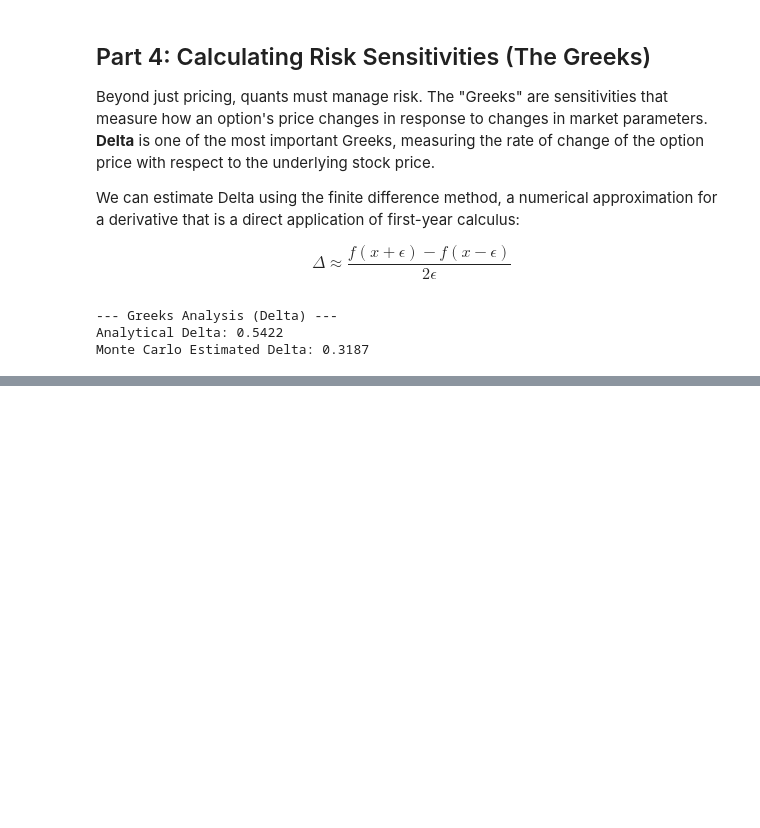
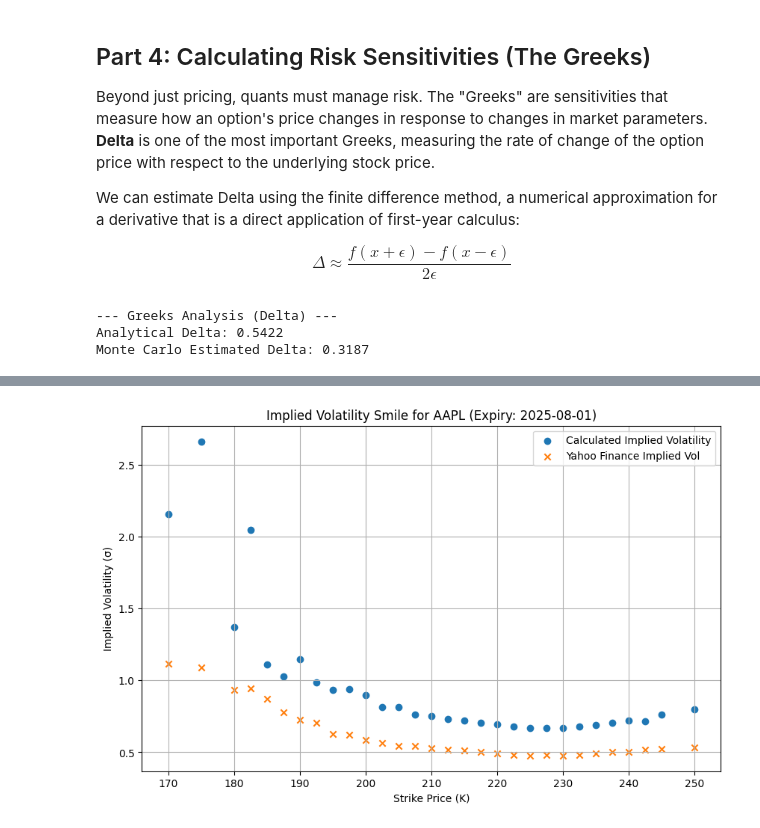
Before and after one commit to MMillward2012/options-pricing-monte-carlo, a Jupyter notebook: notebooks/main.ipynb, the cells around one changed output, grey strips where cells are left out. Saved outputs shown, nothing was run; the diff lists cells and outputs as text; code cells hidden in the pictures; blank space fills up the shorter version.

```diff
--- a/notebooks/main.ipynb
+++ b/notebooks/main.ipynb
@@ -233,0 +297,11 @@ Monte Carlo Estimated Delta: 0.3187
+# %%
+def find_implied_volatility(target_price, S0, K, T, r):
+    """
+    Inverts the Black-Scholes formula to find implied volatility using a root-finding algorithm.
+    """
+    objective_func = lambda sigma: black_scholes_call_price(S0, K, T, r, sigma) - target_price
+
+    try:
+        return brentq(objective_func, 0.01, 4.0) # Widen the search bracket for real data
+    except (ValueError, RuntimeError):
+        return np.nan
@@ -233,0 +312,32 @@ Monte Carlo Estimated Delta: 0.3187
+# %%
+# --- Implied Volatility Calculation on Live Data ---
+
+# Filter for options with trading volume and valid prices
+active_calls = calls[calls['volume'] > 0].copy()
+
+# Calculate implied volatility for each option
+active_calls['my_implied_vol'] = active_calls.apply(
+    lambda row: find_implied_volatility(row['lastPrice'], S0_real, row['strike'], T_real, r),
+    axis=1
+)
+
+# --- Plotting the Volatility Smile ---
+# Let's also filter to a reasonable range around the current price for a clearer plot
+plot_data = active_calls.dropna()
+plot_data = plot_data[(plot_data['strike'] > S0_real * 0.8) & (plot_data['strike'] < S0_real * 1.2)]
+
+
+plt.figure(figsize=(10, 6))
+# Plot our calculated implied volatility
+plt.scatter(plot_data['strike'], plot_data['my_implied_vol'], label='Calculated Implied Volatility')
+# yfinance also provides an implied volatility, let's plot it for comparison
+plt.scatter(plot_data['strike'], plot_data['impliedVolatility'], label='Yahoo Finance Implied Vol', marker='x')
+
+plt.title(f'Implied Volatility Smile for {ticker_symbol} (Expiry: {expiry_date})')
+plt.xlabel('Strike Price (K)')
+plt.ylabel('Implied Volatility (σ)')
+plt.legend()
+plt.grid(True)
+plt.show()
+# %% [output]
+[figure, added]
```
Also changed, not shown: parts of 18 cells of this notebook, 1 other file.
